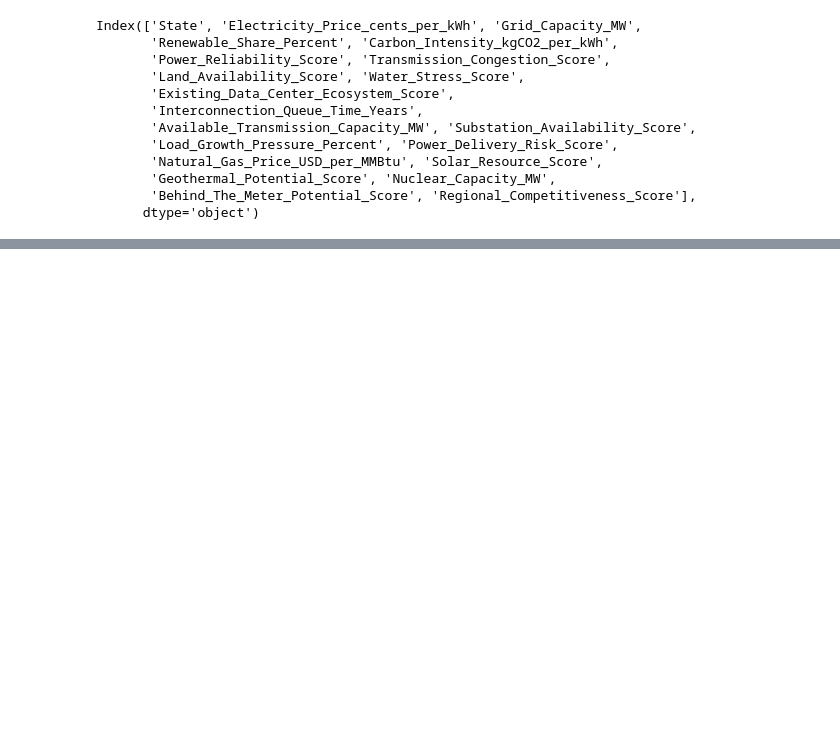
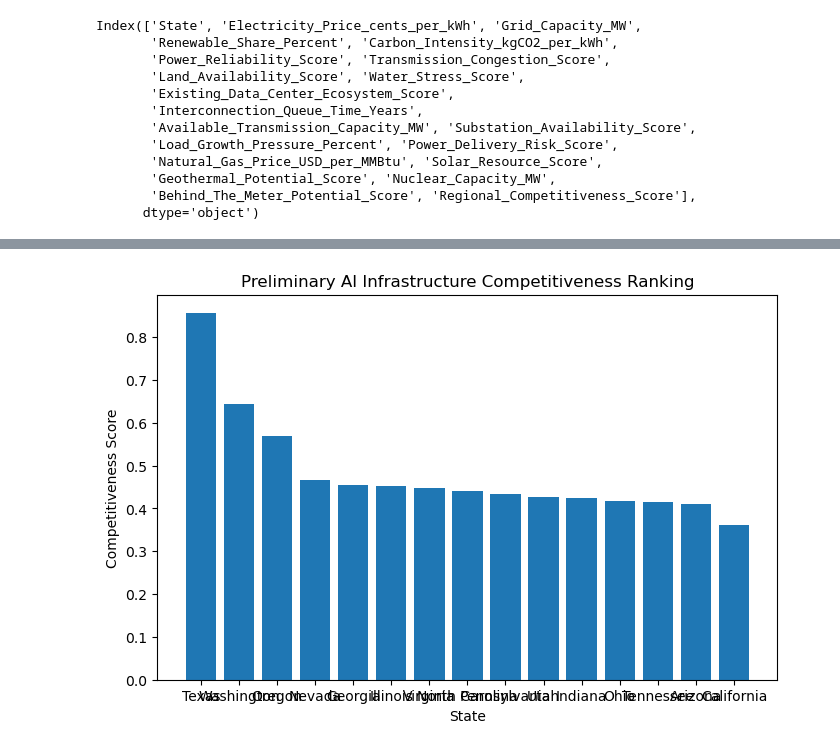
Before and after one commit to finnrcase/ai-infrastructure-economics, a Jupyter notebook: notebooks/03_regional_competitiveness.ipynb, the cells around one changed output, grey strips where cells are left out. Drawn from its saved outputs; the diff is of its cells as text; code cells hidden in the pictures; blank space fills up the shorter version.

```diff
--- a/notebooks/03_regional_competitiveness.ipynb
+++ b/notebooks/03_regional_competitiveness.ipynb
@@ -91,0 +119,16 @@ states.sort_values(
+# %%
+states["competitiveness_score"] = (
+    0.40 * states["price_score"]
+    + 0.40 * states["capacity_score"]
+    + 0.20 * states["renewable_score"]
+)
+
+ranking = states.sort_values("competitiveness_score", ascending=False)
+
+ranking[[
+    "State",
+    "price_score",
+    "capacity_score",
+    "renewable_score",
+    "competitiveness_score"
+]]
@@ -91,0 +152,9 @@ states.sort_values(
+# %%
+plt.figure(figsize=(8,5))
+plt.bar(ranking["State"], ranking["competitiveness_score"])
+plt.title("Preliminary AI Infrastructure Competitiveness Ranking")
+plt.ylabel("Competitiveness Score")
+plt.xlabel("State")
+plt.show()
+# %% [output]
+[figure, added]
```
Also changed, not shown: parts of 19 cells of this notebook, 7 other files.
